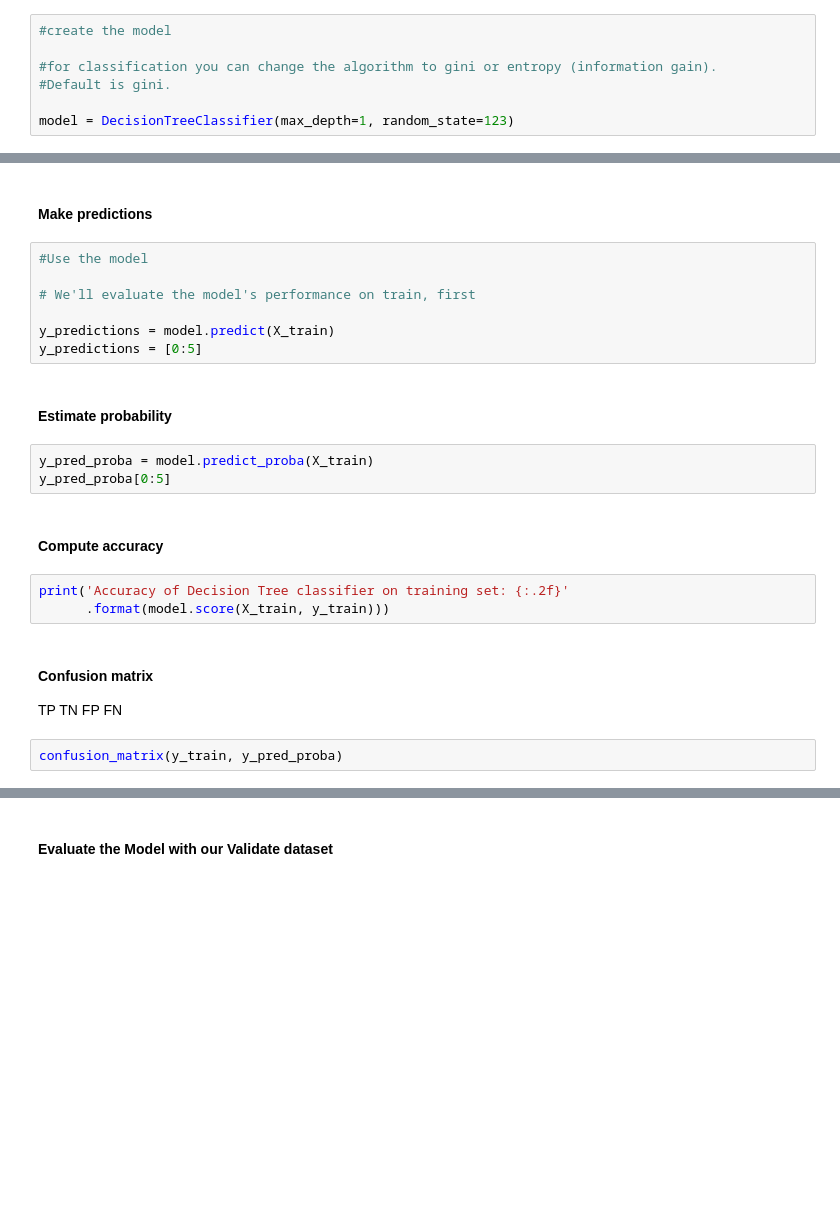
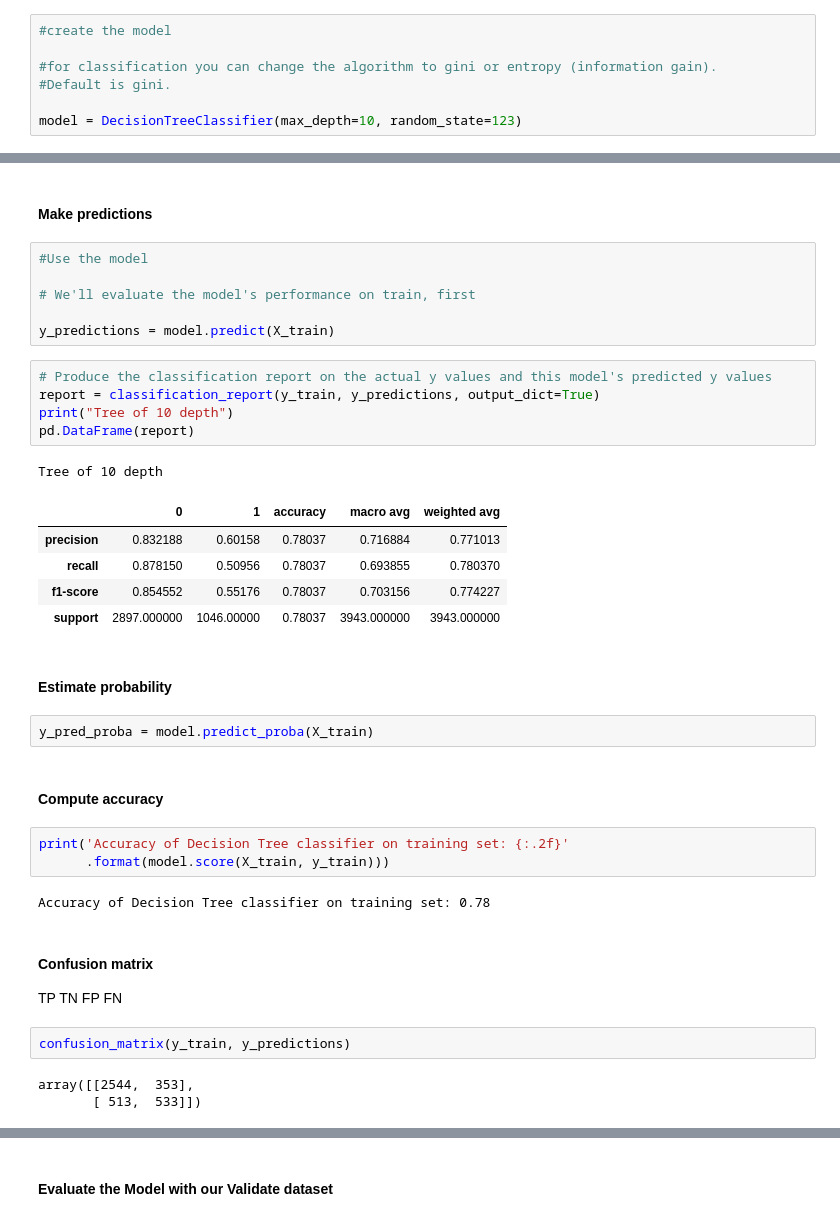
Before and after one commit to hrodjr/telco-churn-classification-project, a Jupyter notebook: scratch_telco.ipynb, the cells around one changed output, grey strips where cells are left out. Drawn from its saved outputs; the diff is of its cells as text; blank space fills up the shorter version.

```diff
--- a/scratch_telco.ipynb
+++ b/scratch_telco.ipynb
@@ -514,7 +780,7 @@ y_test = test.churned
 #for classification you can change the algorithm to gini or entropy (information gain).
 #Default is gini.
 
-model = DecisionTreeClassifier(max_depth=1, random_state=123)
+model = DecisionTreeClassifier(max_depth=10, random_state=123)
 # %%
 #Fit the model
 
@@ -527,17 +793,29 @@ model = model.fit(X_train, y_train)
 # We'll evaluate the model's performance on train, first
 
 y_predictions = model.predict(X_train)
-y_predictions = [0:5]
+# %%
+# Produce the classification report on the actual y values and this model's predicted y values
+report = classification_report(y_train, y_predictions, output_dict=True)
+print("Tree of 10 depth")
+pd.DataFrame(report)
+# %% [output]
+Tree of 10 depth
+|  | 0 | 1 | accuracy | macro avg | weighted avg |
+| precision | 0.832188 | 0.60158 | 0.78037 | 0.716884 | 0.771013 |
+| recall | 0.878150 | 0.50956 | 0.78037 | 0.693855 | 0.780370 |
+| f1-score | 0.854552 | 0.55176 | 0.78037 | 0.703156 | 0.774227 |
+| support | 2897.000000 | 1046.00000 | 0.78037 | 3943.000000 | 3943.000000 |
 # %% [markdown]
 #### Estimate probability
 # %%
 y_pred_proba = model.predict_proba(X_train)
-y_pred_proba[0:5]
 # %% [markdown]
 #### Compute accuracy
 # %%
 print('Accuracy of Decision Tree classifier on training set: {:.2f}'
       .format(model.score(X_train, y_train)))
+# %% [output]
+Accuracy of Decision Tree classifier on training set: 0.78
 # %% [markdown]
 #### Confusion matrix
 
@@ -546,6 +824,9 @@ TN
 FP
 FN
 # %%
-confusion_matrix(y_train, y_pred_proba)
+confusion_matrix(y_train, y_predictions)
+# %% [output]
+array([[2544,  353],
+       [ 513,  533]])
 # %%
 y_train.value_counts()
```
Also changed, not shown: parts of 31 cells of this notebook.
